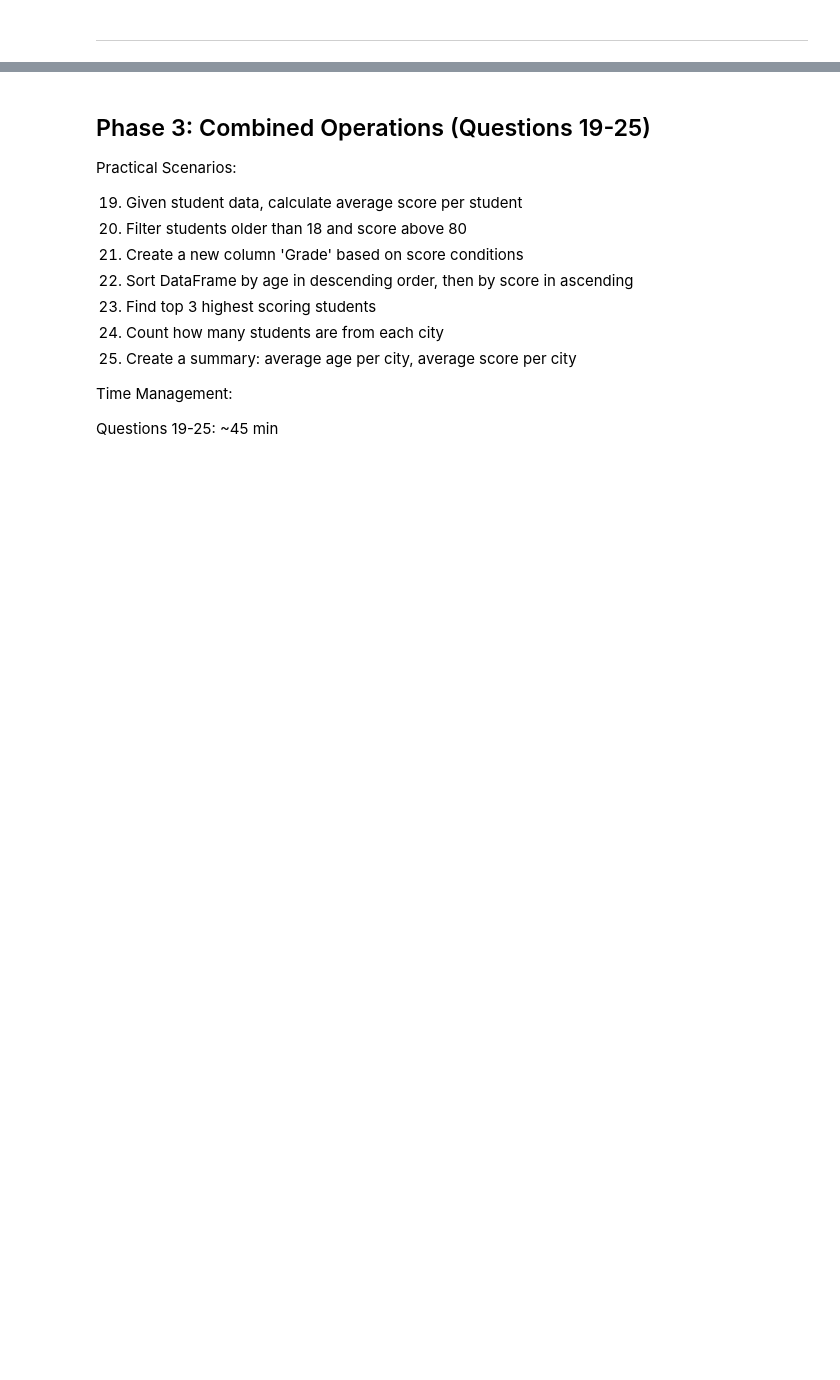
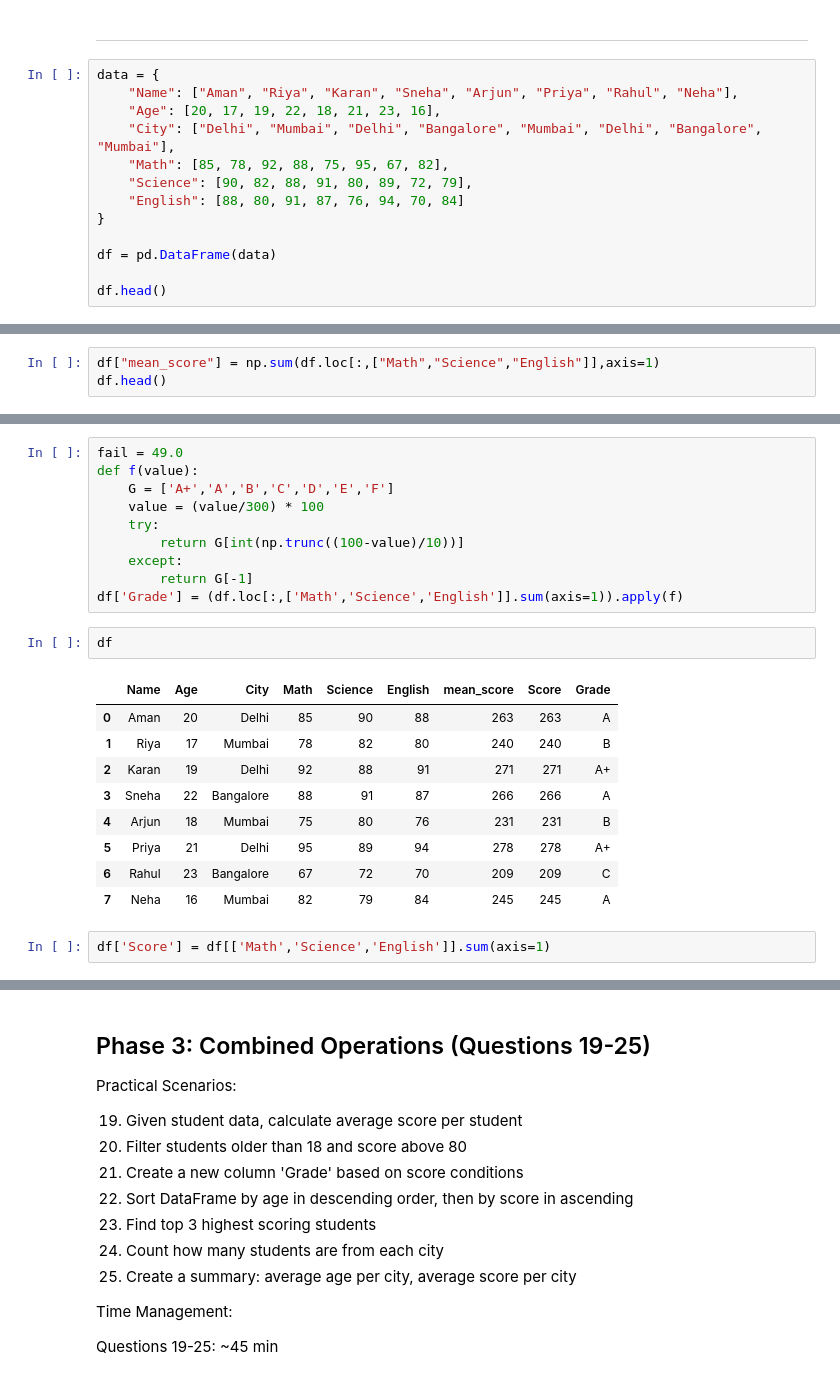
Before and after one commit to Showmemypath/Pandas-proficiency, a Jupyter notebook: exercises/Day1.ipynb, the cells around one changed output, grey strips where cells are left out. Cells and saved outputs as stored; diff of their text form; blank space fills up the shorter version.

```diff
--- a/exercises/Day1.ipynb
+++ b/exercises/Day1.ipynb
@@ -281,2 +286,15 @@ Questions 9-18: ~45 min
 # %% [markdown]
 ---
+# %%
+data = {
+    "Name": ["Aman", "Riya", "Karan", "Sneha", "Arjun", "Priya", "Rahul", "Neha"],
+    "Age": [20, 17, 19, 22, 18, 21, 23, 16],
+    "City": ["Delhi", "Mumbai", "Delhi", "Bangalore", "Mumbai", "Delhi", "Bangalore", "Mumbai"],
+    "Math": [85, 78, 92, 88, 75, 95, 67, 82],
+    "Science": [90, 82, 88, 91, 80, 89, 72, 79],
+    "English": [88, 80, 91, 87, 76, 94, 70, 84]
+}
+
+df = pd.DataFrame(data)
+
+df.head()
@@ -282,0 +308,3 @@ Questions 9-18: ~45 min
+# %%
+df["mean_score"] = np.sum(df.loc[:,["Math","Science","English"]],axis=1)
+df.head()
@@ -282,0 +326,24 @@ Questions 9-18: ~45 min
+# %%
+fail = 49.0
+def f(value):
+    G = ['A+','A','B','C','D','E','F']
+    value = (value/300) * 100
+    try:
+        return G[int(np.trunc((100-value)/10))]
+    except:
+        return G[-1]
+df['Grade'] = (df.loc[:,['Math','Science','English']].sum(axis=1)).apply(f)
+# %%
+df
+# %% [output]
+|  | Name | Age | City | Math | Science | English | mean_score | Score | Grade |
+| 0 | Aman | 20 | Delhi | 85 | 90 | 88 | 263 | 263 | A |
+| 1 | Riya | 17 | Mumbai | 78 | 82 | 80 | 240 | 240 | B |
+| 2 | Karan | 19 | Delhi | 92 | 88 | 91 | 271 | 271 | A+ |
+| 3 | Sneha | 22 | Bangalore | 88 | 91 | 87 | 266 | 266 | A |
+| 4 | Arjun | 18 | Mumbai | 75 | 80 | 76 | 231 | 231 | B |
+| 5 | Priya | 21 | Delhi | 95 | 89 | 94 | 278 | 278 | A+ |
+| 6 | Rahul | 23 | Bangalore | 67 | 72 | 70 | 209 | 209 | C |
+| 7 | Neha | 16 | Mumbai | 82 | 79 | 84 | 245 | 245 | A |
+# %%
+df['Score'] = df[['Math','Science','English']].sum(axis=1)
```
Also changed, not shown: parts of 11 cells of this notebook, 3 other files.
